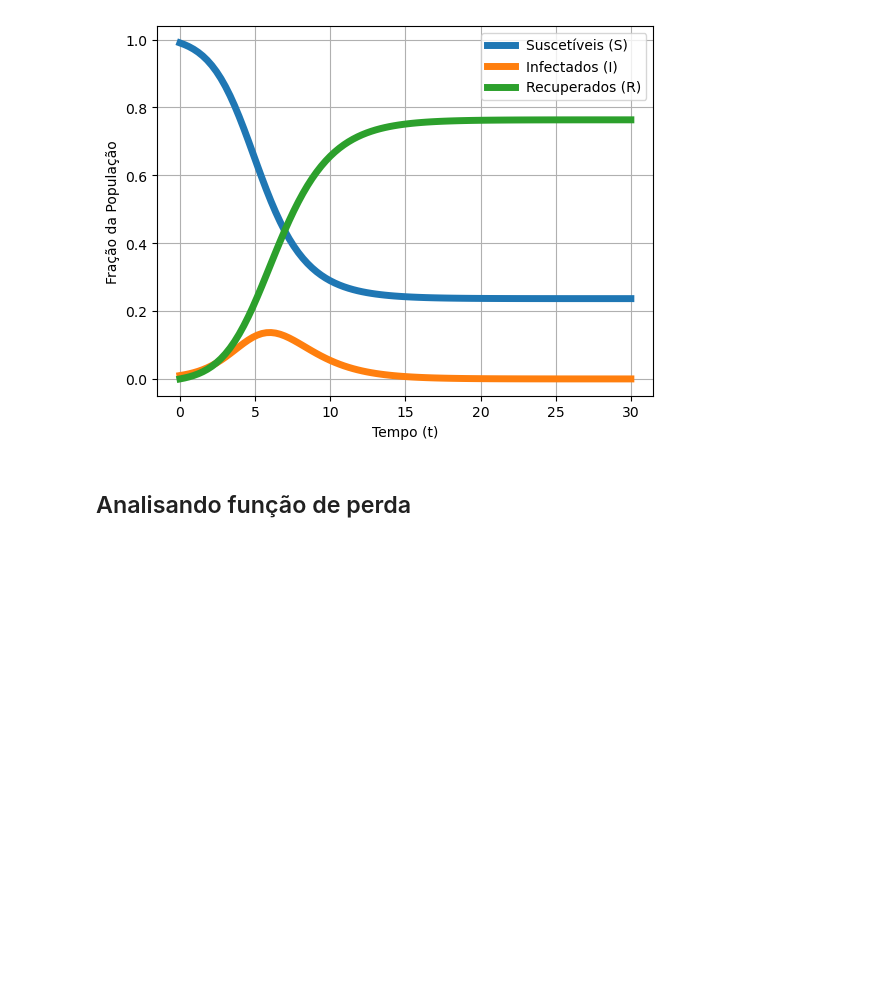
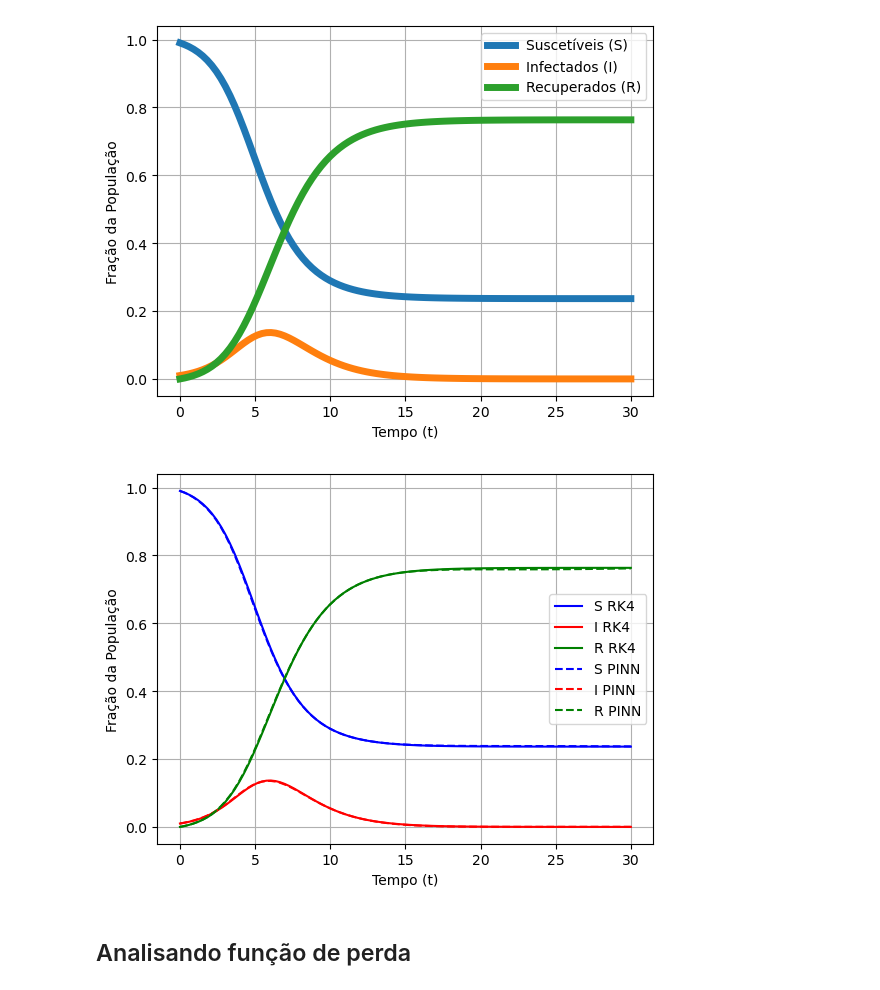
Before and after one commit to ginbar/bejom-2026-pinns, a Jupyter notebook: exemplos/SIR.ipynb, the cells around one changed output. Saved outputs shown, nothing was run; the diff lists cells and outputs as text; code cells hidden in the pictures; blank space fills up the shorter version.

```diff
--- a/exemplos/SIR.ipynb
+++ b/exemplos/SIR.ipynb
@@ -189,6 +189,28 @@ sol = rk4(sir_model, y0, t, beta, gamma)
 plot_and_save_solution(sol, t, "../figuras/sir_rk4.pdf")
 # %% [output]
 [figure]
+# %%
+
+S_rk4, I_rk4, R_rk4 = sol[:, 0], sol[:, 1], sol[:, 2]
+S_pinn, I_pinn, R_pinn = y_pred[:, 0], y_pred[:, 1], y_pred[:, 2]
+
+plt.plot(t_test, S_rk4, label="S RK4", color="blue")
+plt.plot(t_test, I_rk4, label="I RK4", color="red")
+plt.plot(t_test, R_rk4, label="R RK4", color="green")
+
+plt.plot(t_test, S_pinn, label="S PINN", color="blue", linestyle="--")
+plt.plot(t_test, I_pinn, label="I PINN", color="red", linestyle="--")
+plt.plot(t_test, R_pinn, label="R PINN", color="green", linestyle="--")
+
+plt.xlabel("Tempo (t)")
+plt.ylabel("Fração da População")
+
+plt.legend()
+plt.grid()
+plt.savefig("../figuras/resultado-sir.pdf")
+plt.show()
+# %% [output]
+[figure, added]
 # %% [markdown]
 ## Analisando função de perda
 # %%
```
Also changed, not shown: parts of 1 cell of this notebook, 4 other files.
